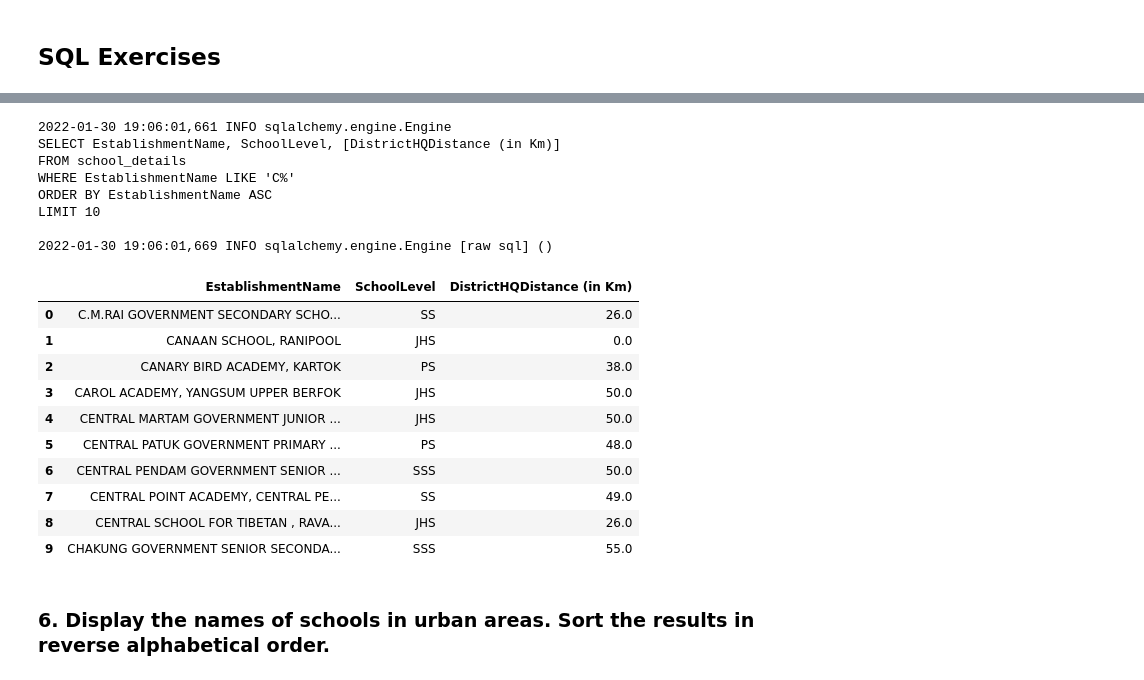
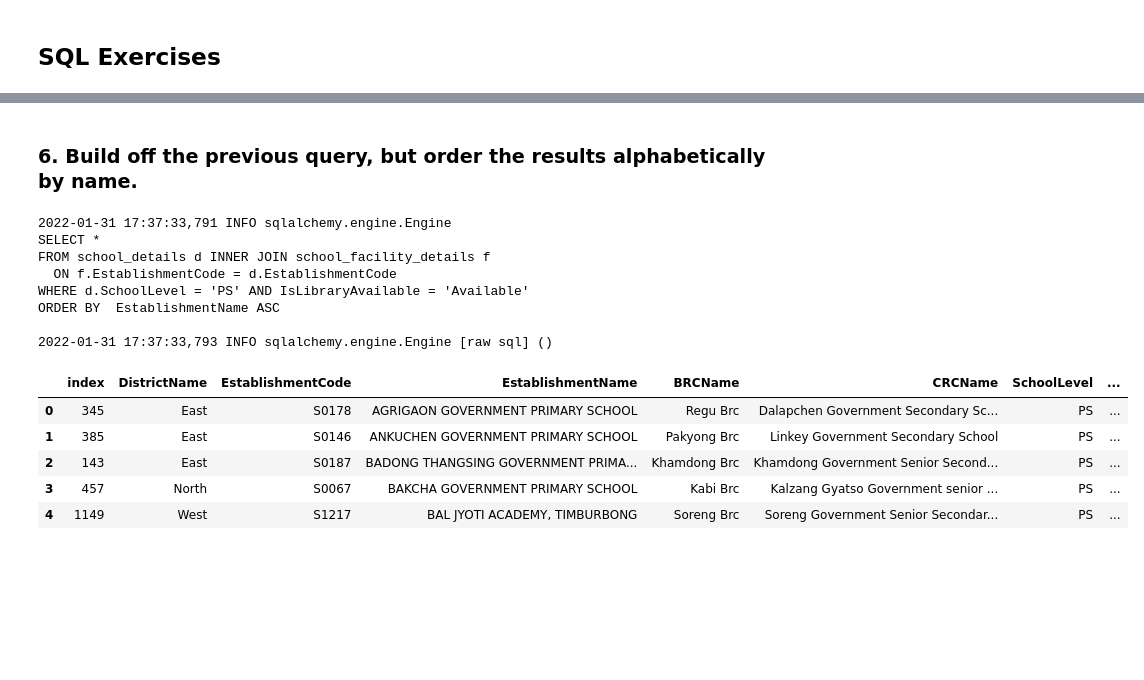
Before and after one commit to Neoneto/CodingDojo_Week11, a Jupyter notebook: SQL_Basics_Exercise.ipynb, the cells around one changed output, grey strips where cells are left out. Cells and saved outputs as stored; diff of their text form; code cells hidden in the pictures; blank space fills up the shorter version.

```diff
--- a/SQL_Basics_Exercise.ipynb
+++ b/SQL_Basics_Exercise.ipynb
@@ -173,34 +261,29 @@ WHERE EstablishmentName LIKE '%JUNIOR HIGH%'
+# %% [markdown]
+### 6. Build off the previous query, but order the results alphabetically by name.
 # %%
 # Write your SQL query in this string
 sql = """
-SELECT EstablishmentName, SchoolLevel, [DistrictHQDistance (in Km)]
-FROM school_details
-WHERE EstablishmentName LIKE 'C%'
-ORDER BY EstablishmentName ASC
-LIMIT 10
+SELECT *
+FROM school_details d INNER JOIN school_facility_details f
+  ON f.EstablishmentCode = d.EstablishmentCode
+WHERE d.SchoolLevel = 'PS' AND IsLibraryAvailable = 'Available'
+ORDER BY  EstablishmentName ASC
 """
 # Read the sql query into pandas to view the results
-df = pd.read_sql_query(sql, engine)
-df.head(20) # Higher than the limit but will still only display 10 rows
+temp_df = pd.read_sql_query(sql, engine)
+temp_df.head()
 # %% [output]
-2022-01-30 19:06:01,661 INFO sqlalchemy.engine.Engine
-SELECT EstablishmentName, SchoolLevel, [DistrictHQDistance (in Km)]
-FROM school_details
-WHERE EstablishmentName LIKE 'C%'
-ORDER BY EstablishmentName ASC
-LIMIT 10
+2022-01-31 17:37:33,791 INFO sqlalchemy.engine.Engine
+SELECT *
+FROM school_details d INNER JOIN school_facility_details f
+  ON f.EstablishmentCode = d.EstablishmentCode
+WHERE d.SchoolLevel = 'PS' AND IsLibraryAvailable = 'Available'
+ORDER BY  EstablishmentName ASC
 
-2022-01-30 19:06:01,669 INFO sqlalchemy.engine.Engine [raw sql] ()
+2022-01-31 17:37:33,793 INFO sqlalchemy.engine.Engine [raw sql] ()
-|  | EstablishmentName | SchoolLevel | DistrictHQDistance (in Km) |
-| 0 | C.M.RAI GOVERNMENT SECONDARY SCHO... | SS | 26.0 |
-| 1 | CANAAN SCHOOL, RANIPOOL | JHS | 0.0 |
-| 2 | CANARY BIRD ACADEMY, KARTOK | PS | 38.0 |
-| 3 | CAROL ACADEMY, YANGSUM UPPER BERFOK | JHS | 50.0 |
-| 4 | CENTRAL MARTAM GOVERNMENT JUNIOR ... | JHS | 50.0 |
-| 5 | CENTRAL PATUK GOVERNMENT PRIMARY ... | PS | 48.0 |
-| 6 | CENTRAL PENDAM GOVERNMENT SENIOR ... | SSS | 50.0 |
-| 7 | CENTRAL POINT ACADEMY, CENTRAL PE... | SS | 49.0 |
-| 8 | CENTRAL SCHOOL FOR TIBETAN , RAVA... | JHS | 26.0 |
-| 9 | CHAKUNG GOVERNMENT SENIOR SECONDA... | SSS | 55.0 |
+|  | index | DistrictName | EstablishmentCode | EstablishmentName | BRCName | CRCName | SchoolLevel | ... |
+| 0 | 345 | East | S0178 | AGRIGAON GOVERNMENT PRIMARY SCHOOL | Regu Brc | Dalapchen Government Secondary Sc... | PS | ... |
+| 1 | 385 | East | S0146 | ANKUCHEN GOVERNMENT PRIMARY SCHOOL | Pakyong Brc | Linkey Government Secondary School | PS | ... |
+| 2 | 143 | East | S0187 | BADONG THANGSING GOVERNMENT PRIMA... | Khamdong Brc | Khamdong Government Senior Second... | PS | ... |
+| 3 | 457 | North | S0067 | BAKCHA GOVERNMENT PRIMARY SCHOOL | Kabi Brc | Kalzang Gyatso Government senior ... | PS | ... |
+| 4 | 1149 | West | S1217 | BAL JYOTI ACADEMY, TIMBURBONG | Soreng Brc | Soreng Government Senior Secondar... | PS | ... |
-# %% [markdown]
-### 6. Display the names of schools in urban areas. Sort the results in reverse alphabetical order.
```
Also changed, not shown: parts of 26 cells of this notebook.
